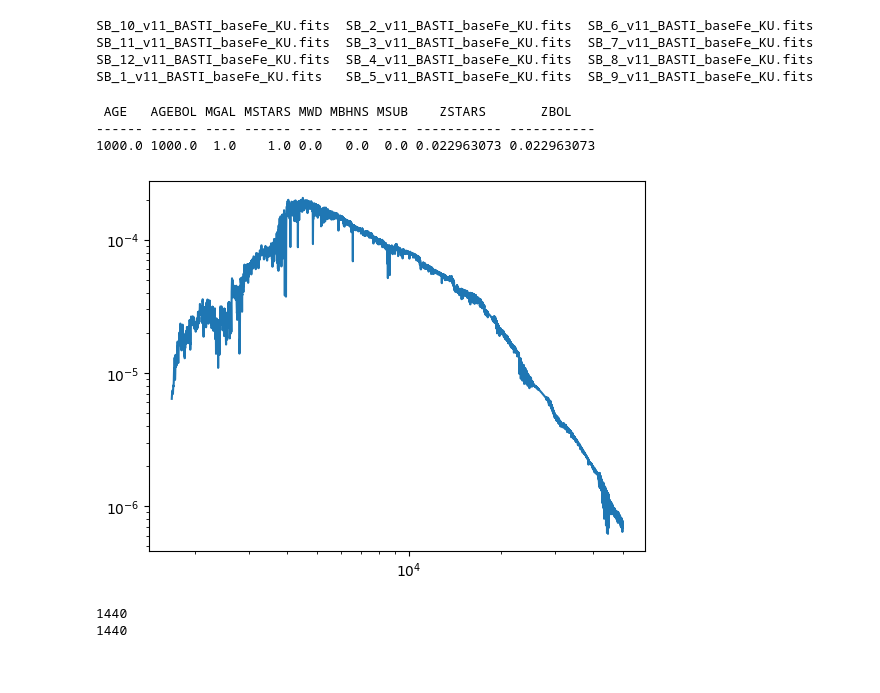
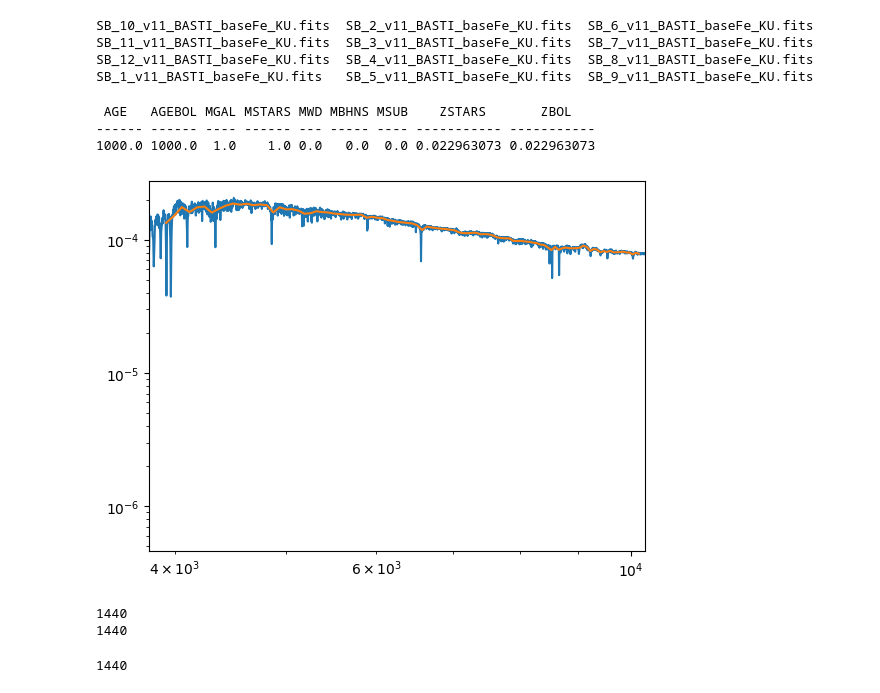
Before and after one commit to astrodeepnet/vae_mpoe, a Jupyter notebook: VAE_HSC_bands.ipynb, the cells around one changed output. Cells and saved outputs as stored; diff of their text form; code cells hidden in the pictures.

Commit message:
Low-res spectra added

```diff
--- a/VAE_HSC_bands.ipynb
+++ b/VAE_HSC_bands.ipynb
@@ -59,6 +59,23 @@ from astropy.table import Table
 import matplotlib.pyplot as plt
 import requests
 from scipy.interpolate import interp1d
+
+spec_points = 100
+spec_range = (3900, 10200)
+
+def bin_spectrum(spec, wl, spec_range, spec_points):
+    min_wl, max_wl = spec_range
+    bins = np.linspace(min_wl, max_wl, spec_points + 1)
+    mean_values = []
+    wl_values = []
+
+    for i in range(len(bins) - 1):
+        bin_mask = (wl >= bins[i]) & (wl < bins[i+1])
+        bin_data = spec[bin_mask]
+        mean_values.append(bin_data.mean() if bin_data.size > 0 else (bins[i] + bins[i+1]) / 2)
+        wl_values.append(0.5*(bins[i] + bins[i+1]))
+    return np.array(mean_values), np.array(wl_values)
+
 
 def get_waves(hdr):
      waves = hdr['CRVAL1'] - (hdr['CRPIX1']-1.0)*hdr['CDELT1'] + ( np.arange(0., hdr['NAXIS1']) ) * hdr['CDELT1']
@@ -100,29 +117,32 @@ spectra, param_table, wl = read_fits_files(directory)
 # %%
 age = 1000
 met = 0.02
 da = np.abs(param_table['AGE'] - age)
 dm = np.abs(param_table['ZSTARS'] - met)
 idx = np.where((da == np.min(da)) & (dm == np.min(dm)))[0]
 print(param_table[idx])
-spec = spectra[idx]
+spec = spectra[idx][0]
 
+speclr, wllr = bin_spectrum(spec, wl, spec_range, spec_points)
 
-plt.plot(wl, spec[0])
+plt.plot(wl, spec)
+plt.plot(wllr, speclr)
+plt.xlim(3800, 10300)
 plt.xscale('log')
 plt.yscale('log')
 
 
 def calc_spec(spectra, param_table, wl, age = 1000, met = 0.02, z=0.0):
     da = np.abs(param_table['AGE'] - age)
     dm = np.abs(param_table['ZSTARS']/met - 1)
     idx = np.where((da == np.min(da)) & (dm == np.min(dm)))[0]
     spec = spectra[idx][0]
     return (spec, wl*(1 + z))
 # %% [output]
  AGE   AGEBOL MGAL MSTARS MWD MBHNS MSUB    ZSTARS       ZBOL
 ------ ------ ---- ------ --- ----- ---- ----------- -----------
 1000.0 1000.0  1.0    1.0 0.0   0.0  0.0 0.022963073 0.022963073
-[figure, old version]
+[figure, new version]
 # %%
 def download_filter_curve(url):
     """Download and parse the filter transmission curve from a given URL."""
@@ -192,17 +218,25 @@ output_array = [[[entry[1] for entry in mag_entry], params] for mag_entry, param
 1440
 1440
 # %%
-output_array = [[[float(val) for val in flux_list], [float(params[0]), float(params[1]), params[2]]] for flux_list, params in output_array]
+
+output_array = [[[float(val) for val in flux_list], [float(params[0]), float(params[1]), params[2]], lr] for flux_list, params, lr in output_array]
+
+print(len(output_array))
 
 N_smpl = 80  # Number of realizations per entry
 
 # Create new array with perturbations
 dataset_rnd = []
 
-for flux_list, params in output_array:
+for flux_list, params, lr in output_array:
     for _ in range(N_smpl):
         perturbed_flux = [val + 0.1 * np.random.uniform(0, 1) * val for val in flux_list]  # Add perturbation
-        dataset_rnd.append([perturbed_flux, params])  # Duplicate params as required
+        dataset_rnd.append([perturbed_flux, params, lr])  # Duplicate params as required
+
 
 integrals = np.array([entry[0] for entry in dataset_rnd])  # 2D array of flux values
 params = np.array([entry[1] for entry in dataset_rnd])  # 2D array of corresponding parameters
+spectra = np.array([entry[2] for entry in dataset_rnd])  # 2D array of corresponding parameters
+spectra = np.array(spectra)
+# %% [output]
+1440
```
Also changed, not shown: parts of 9 cells of this notebook.
